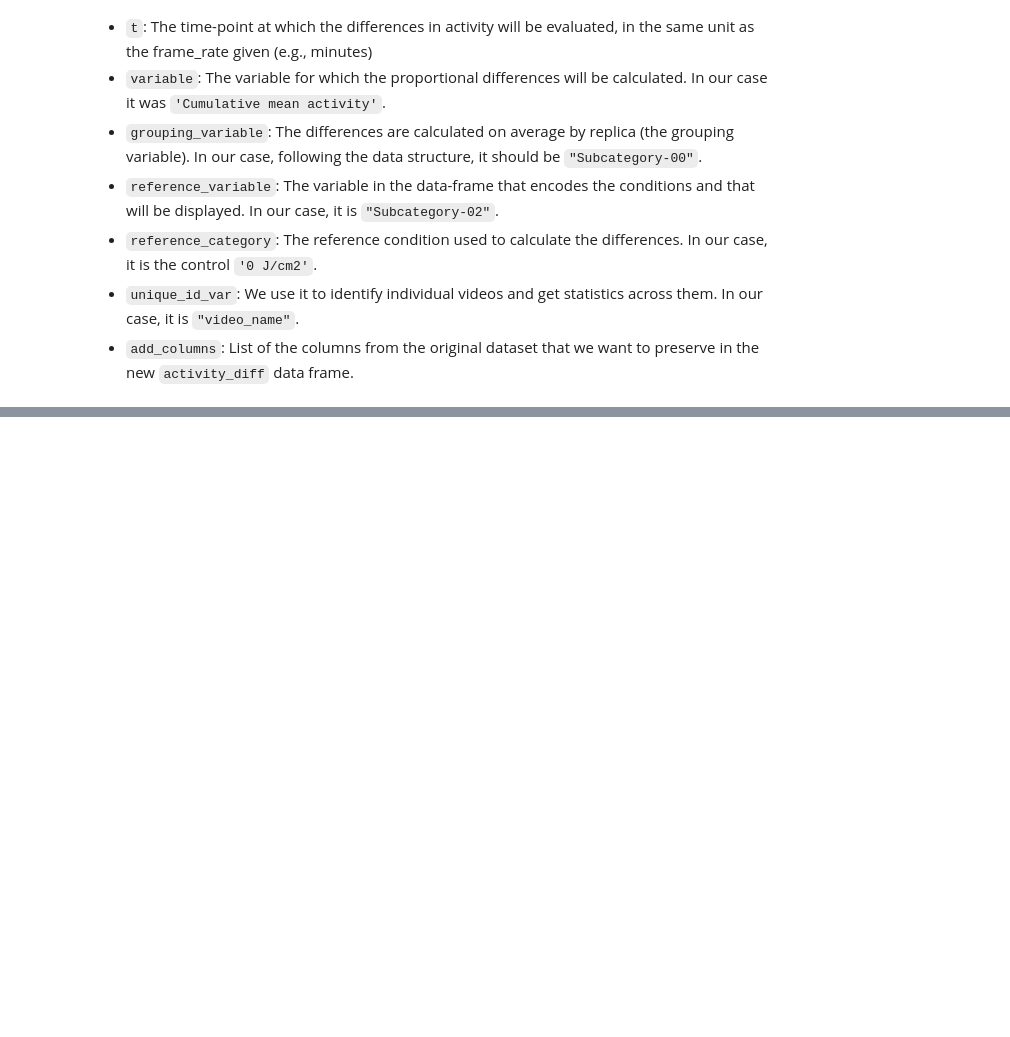
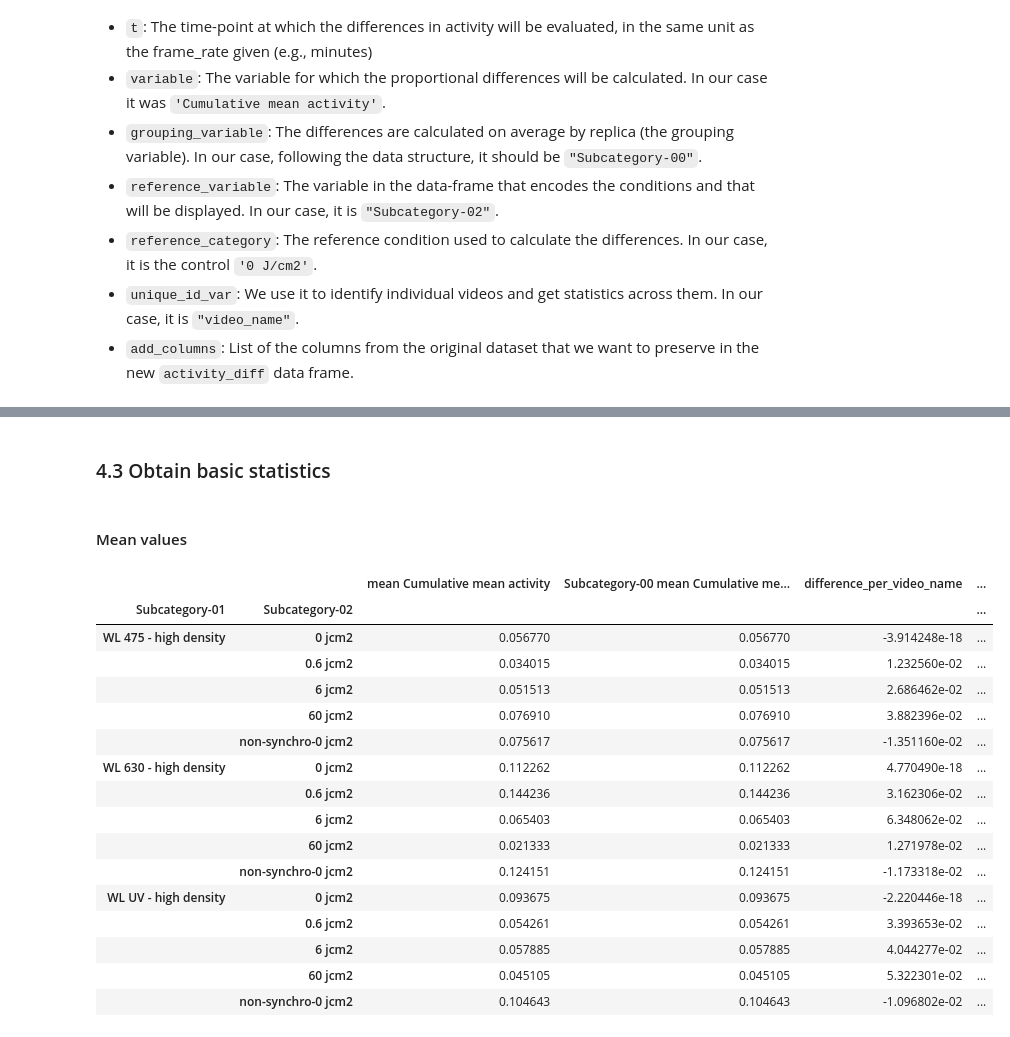
Before and after one commit to HenriquesLab/PhotoFiTT, a Jupyter notebook: notebooks/Analyse_cellactivity.ipynb, the cells around one changed output, grey strips where cells are left out. Drawn from its saved outputs; the diff is of its cells as text; code cells hidden in the pictures; blank space fills up the shorter version.

```diff
--- a/notebooks/Analyse_cellactivity.ipynb
+++ b/notebooks/Analyse_cellactivity.ipynb
@@ -188,0 +201,24 @@ plt.show()
+# %% [markdown]
+### 4.3 Obtain basic statistics
+# %% [markdown]
+#### Mean values
+# %%
+activity_diff.groupby(["Subcategory-01", "Subcategory-02"]).mean()
+# %% [output]
+|  |  | mean Cumulative mean activity | Subcategory-00 mean Cumulative me... | difference_per_video_name | ... |
+| Subcategory-01 | Subcategory-02 |  |  |  | ... |
+| WL 475 - high density | 0 jcm2 | 0.056770 | 0.056770 | -3.914248e-18 | ... |
+|  | 0.6 jcm2 | 0.034015 | 0.034015 | 1.232560e-02 | ... |
+|  | 6 jcm2 | 0.051513 | 0.051513 | 2.686462e-02 | ... |
+|  | 60 jcm2 | 0.076910 | 0.076910 | 3.882396e-02 | ... |
+|  | non-synchro-0 jcm2 | 0.075617 | 0.075617 | -1.351160e-02 | ... |
+| WL 630 - high density | 0 jcm2 | 0.112262 | 0.112262 | 4.770490e-18 | ... |
+|  | 0.6 jcm2 | 0.144236 | 0.144236 | 3.162306e-02 | ... |
+|  | 6 jcm2 | 0.065403 | 0.065403 | 6.348062e-02 | ... |
+|  | 60 jcm2 | 0.021333 | 0.021333 | 1.271978e-02 | ... |
+|  | non-synchro-0 jcm2 | 0.124151 | 0.124151 | -1.173318e-02 | ... |
+| WL UV - high density | 0 jcm2 | 0.093675 | 0.093675 | -2.220446e-18 | ... |
+|  | 0.6 jcm2 | 0.054261 | 0.054261 | 3.393653e-02 | ... |
+|  | 6 jcm2 | 0.057885 | 0.057885 | 4.044277e-02 | ... |
+|  | 60 jcm2 | 0.045105 | 0.045105 | 5.322301e-02 | ... |
+|  | non-synchro-0 jcm2 | 0.104643 | 0.104643 | -1.096802e-02 | ... |
```
Also changed, not shown: parts of 7 cells of this notebook, 5 other files.
